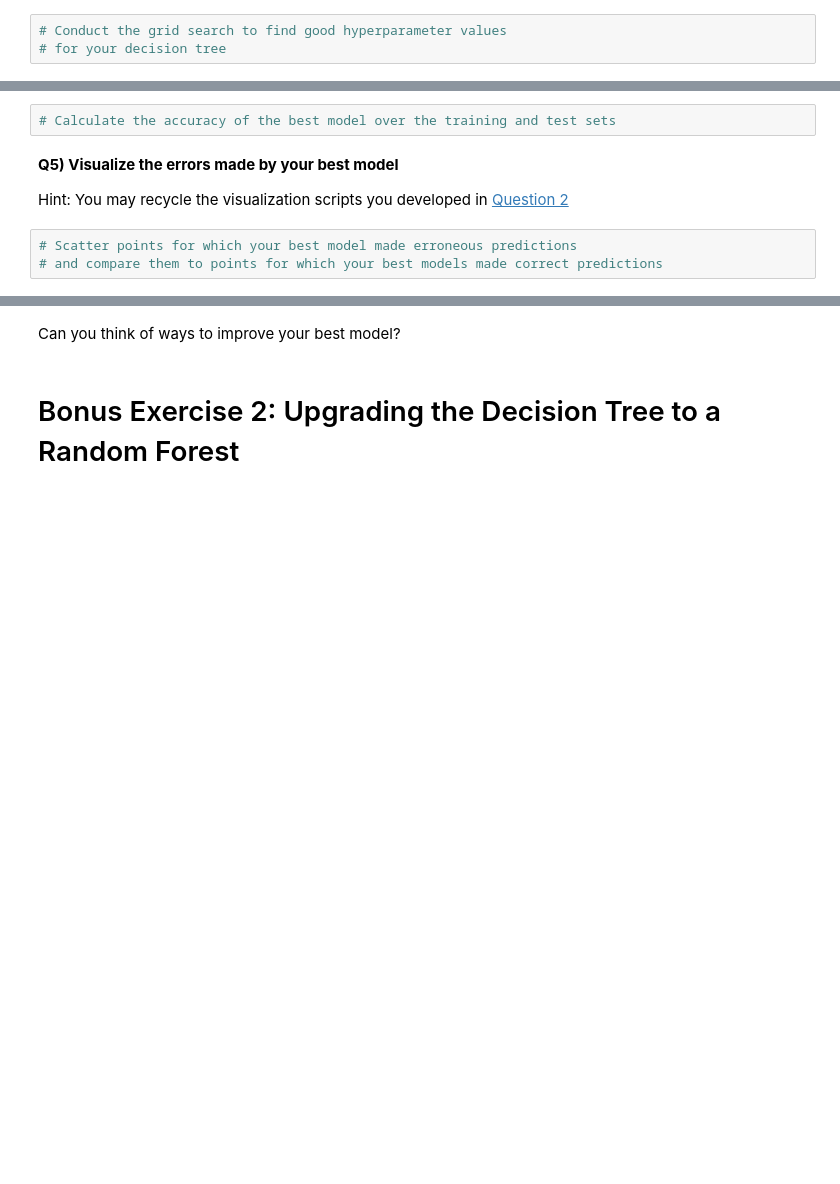
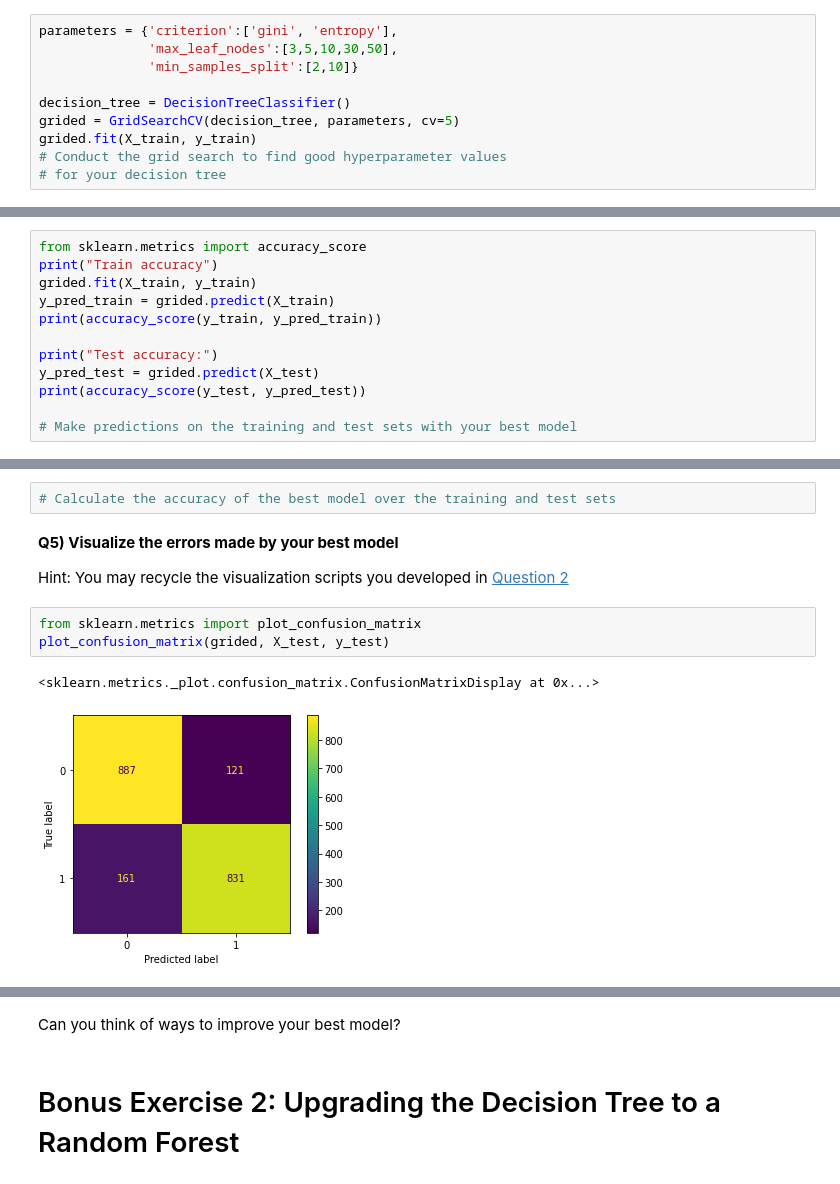
Before and after one commit to MaxHenk/2022_ML_Earth_Env_Sci, a Jupyter notebook: Lab_Notebooks/S3_2_Decision_Trees.ipynb, the cells around one changed output, grey strips where cells are left out. Drawn from its saved outputs; the diff is of its cells as text; blank space fills up the shorter version.

```diff
--- a/Lab_Notebooks/S3_2_Decision_Trees.ipynb
+++ b/Lab_Notebooks/S3_2_Decision_Trees.ipynb
@@ -65,4 +77,11 @@ Hint 2: If you choose to train a [`DecisionTreeClassifier`](https://scikit-learn
 # Import the necessary classes and functions
 # %%
+parameters = {'criterion':['gini', 'entropy'],
+              'max_leaf_nodes':[3,5,10,30,50],
+              'min_samples_split':[2,10]}
+
+decision_tree = DecisionTreeClassifier()
+grided = GridSearchCV(decision_tree, parameters, cv=5)
+grided.fit(X_train, y_train)
 # Conduct the grid search to find good hyperparameter values
 # for your decision tree
@@ -79,0 +105,12 @@ Hint 2: Using the [accuracy classification score](https://scikit-learn.org/stabl
+# %%
+from sklearn.metrics import accuracy_score
+print("Train accuracy")
+grided.fit(X_train, y_train)
+y_pred_train = grided.predict(X_train)
+print(accuracy_score(y_train, y_pred_train))
+
+print("Test accuracy:")
+y_pred_test = grided.predict(X_test)
+print(accuracy_score(y_test, y_pred_test))
+
+# Make predictions on the training and test sets with your best model
@@ -83,6 +125,9 @@ Hint 2: Using the [accuracy classification score](https://scikit-learn.org/stabl
 **Q5) Visualize the errors made by your best model**
 
 Hint: You may recycle the visualization scripts you developed in [Question 2](#Q2)
-# %%
-# Scatter points for which your best model made erroneous predictions
-# and compare them to points for which your best models made correct predictions
+# %%
+from sklearn.metrics import plot_confusion_matrix
+plot_confusion_matrix(grided, X_test, y_test)
+# %% [output]
+<sklearn.metrics._plot.confusion_matrix.ConfusionMatrixDisplay at 0x...>
+[figure, added]
```
Also changed, not shown: parts of 12 cells of this notebook.
